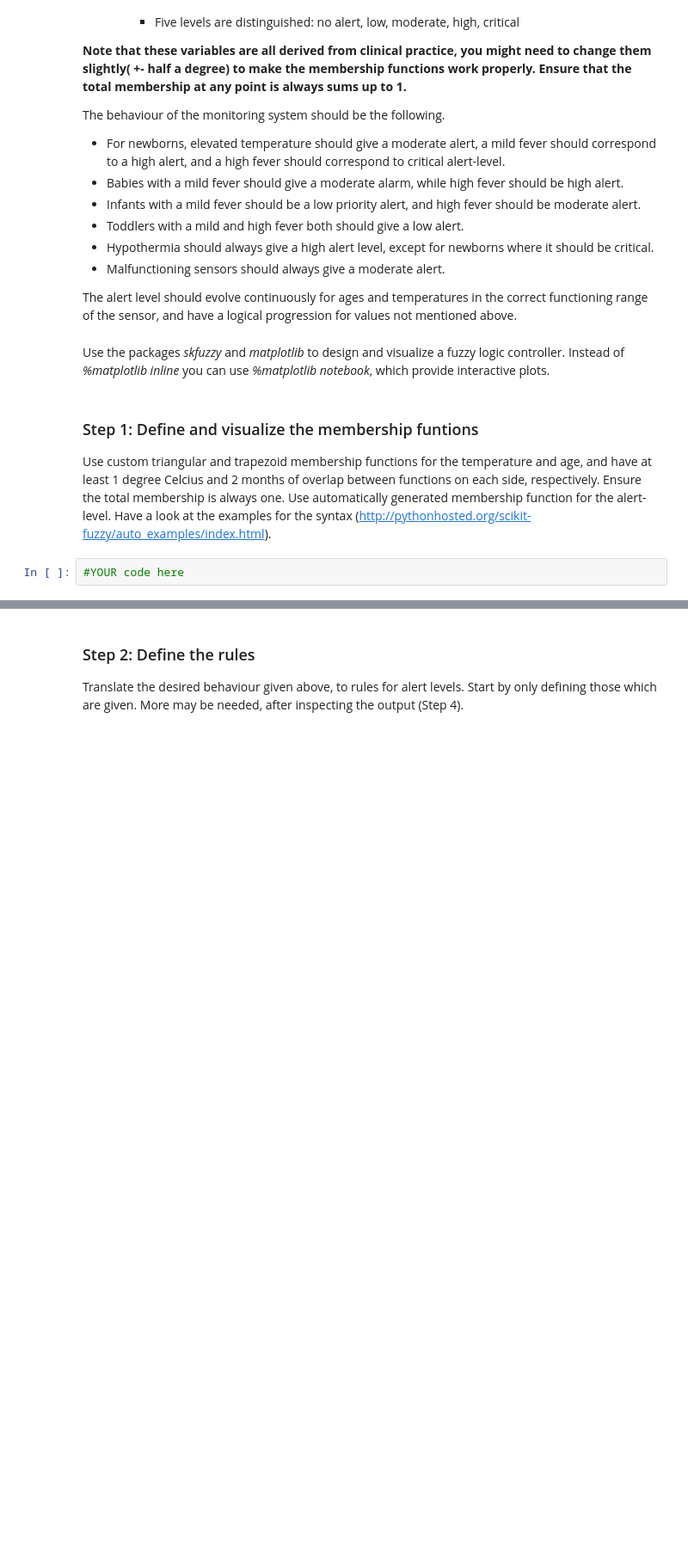
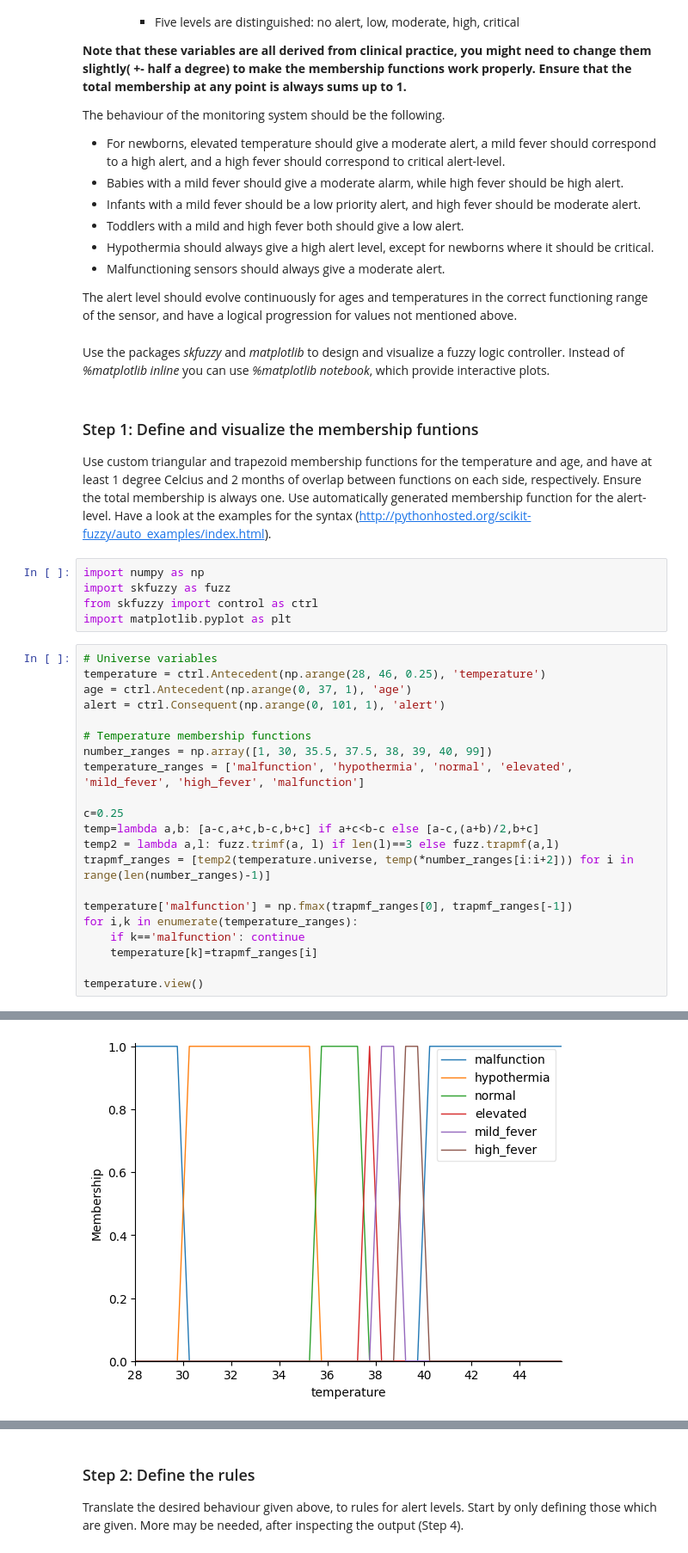
Before and after one commit to HosseinOutward/VUB-ACS-25_HIDSS, a Jupyter notebook: WPO2/WPO2_student.ipynb, the cells around one changed output, grey strips where cells are left out. Shown at 86% size. Drawn from its saved outputs; the diff is of its cells as text; blank space fills up the shorter version.

```diff
--- a/WPO2/WPO2_student.ipynb
+++ b/WPO2/WPO2_student.ipynb
@@ -91,5 +88,30 @@ Use the packages *skfuzzy* and *matplotlib* to design and visualize a fuzzy logi
 # %% [markdown]
 ### Step 1: Define and visualize the membership funtions
 Use custom triangular and trapezoid membership functions for the temperature and age, and have at least 1 degree Celcius and 2 months of overlap between functions on each side, respectively. Ensure the total membership is always one. Use automatically generated membership function for the alert-level. Have a look at the examples for the syntax (http://pythonhosted.org/scikit-fuzzy/auto_examples/index.html).
-# %%
-#YOUR code here
+# %%
+import numpy as np
+import skfuzzy as fuzz
+from skfuzzy import control as ctrl
+import matplotlib.pyplot as plt
+# %%
+# Universe variables
+temperature = ctrl.Antecedent(np.arange(28, 46, 0.25), 'temperature')
+age = ctrl.Antecedent(np.arange(0, 37, 1), 'age')
+alert = ctrl.Consequent(np.arange(0, 101, 1), 'alert')
+
+# Temperature membership functions
+number_ranges = np.array([1, 30, 35.5, 37.5, 38, 39, 40, 99])
+temperature_ranges = ['malfunction', 'hypothermia', 'normal', 'elevated', 'mild_fever', 'high_fever', 'malfunction']
+
+c=0.25
+temp=lambda a,b: [a-c,a+c,b-c,b+c] if a+c<b-c else [a-c,(a+b)/2,b+c]
+temp2 = lambda a,l: fuzz.trimf(a, l) if len(l)==3 else fuzz.trapmf(a,l)
+trapmf_ranges = [temp2(temperature.universe, temp(*number_ranges[i:i+2])) for i in range(len(number_ranges)-1)]
+
+temperature['malfunction'] = np.fmax(trapmf_ranges[0], trapmf_ranges[-1])
+for i,k in enumerate(temperature_ranges):
+    if k=='malfunction': continue
+    temperature[k]=trapmf_ranges[i]
+
+temperature.view()
+# %% [output]
@@ -95,0 +122 @@ Use custom triangular and trapezoid membership functions for the temperature and
+[figure, added]
```
Also changed, not shown: parts of 47 cells of this notebook.
